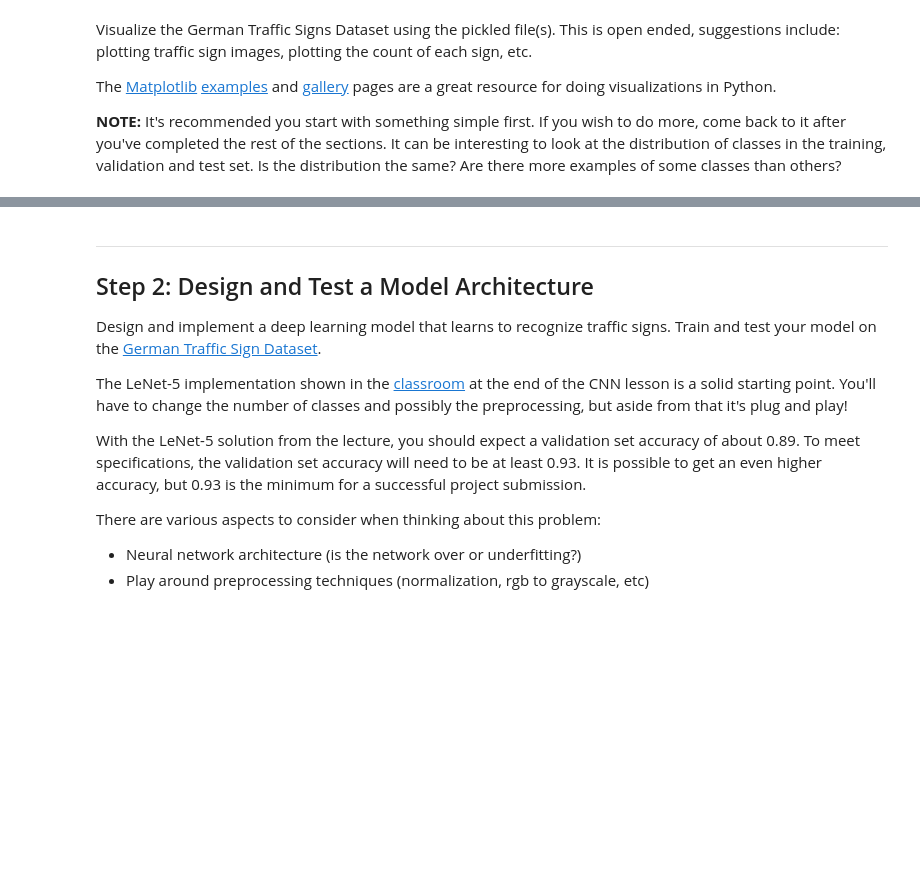
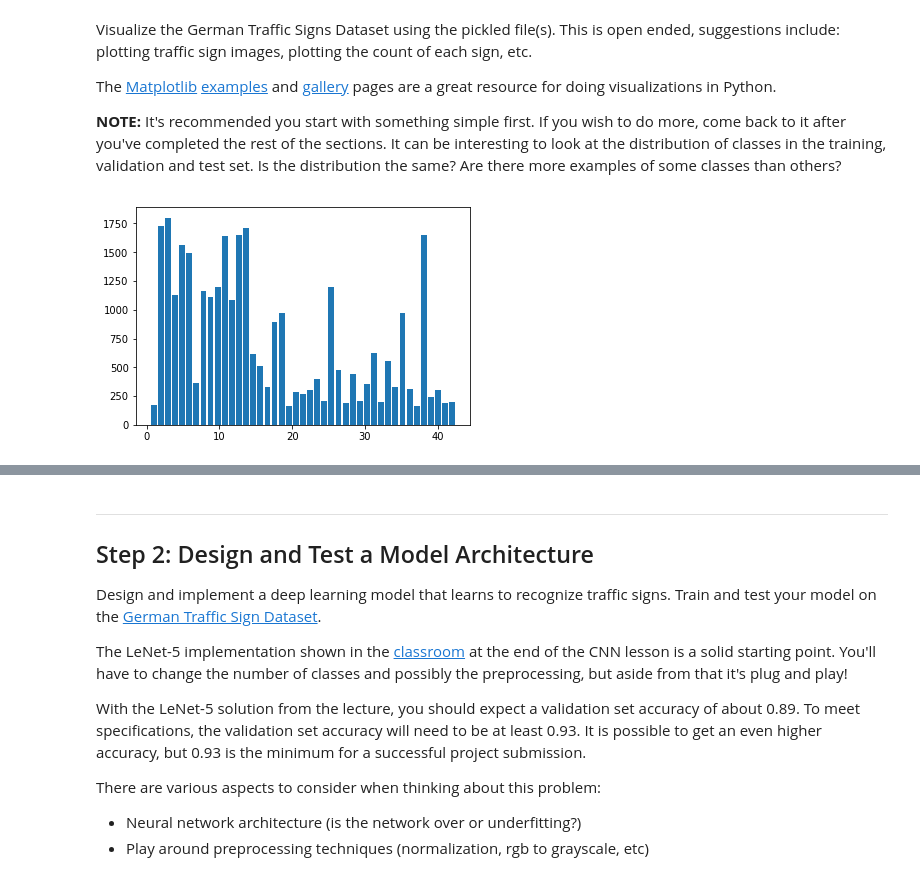
Before and after one commit to x65han/Traffic-Sign-Classifier, a Jupyter notebook: Traffic_Sign_Classifier.ipynb, the cells around one changed output, grey strips where cells are left out. Drawn from its saved outputs; the diff is of its cells as text; code cells hidden in the pictures; blank space fills up the shorter version.

```diff
--- a/Traffic_Sign_Classifier.ipynb
+++ b/Traffic_Sign_Classifier.ipynb
@@ -91,3 +89,17 @@ The [Matplotlib](http://matplotlib.org/) [examples](http://matplotlib.org/exampl
+# %%
+# Labels Chart
+# Visualize data
+import matplotlib.pyplot as plt
+import random
+
+def labels_chart():
+    hist, bins = np.histogram(y_train, bins=n_classes)
+    plt.bar(bins[1:], hist)
+    plt.show()
+
+labels_chart()
+# %% [output]
+[figure, added]
 # %%
 # Visualize data
 import matplotlib.pyplot as plt
```
Also changed, not shown: parts of 7 cells of this notebook, 12 other files.
